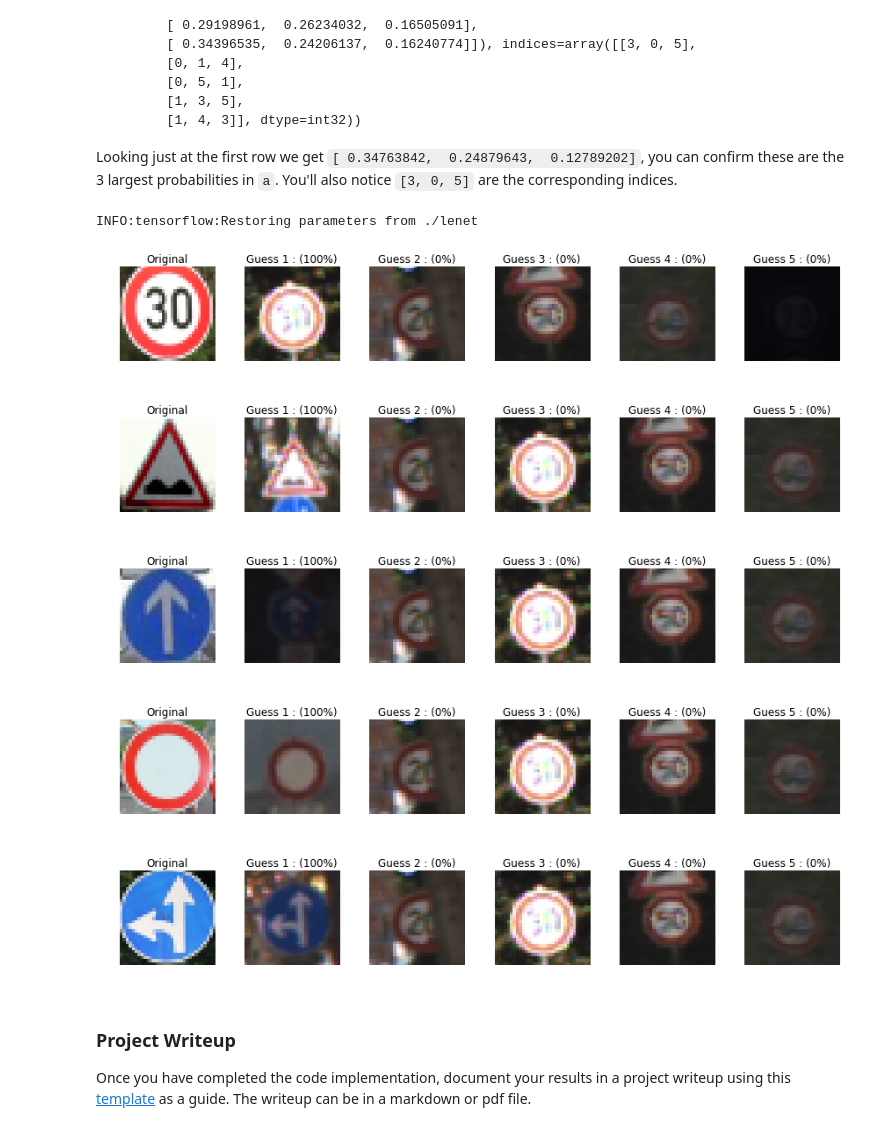
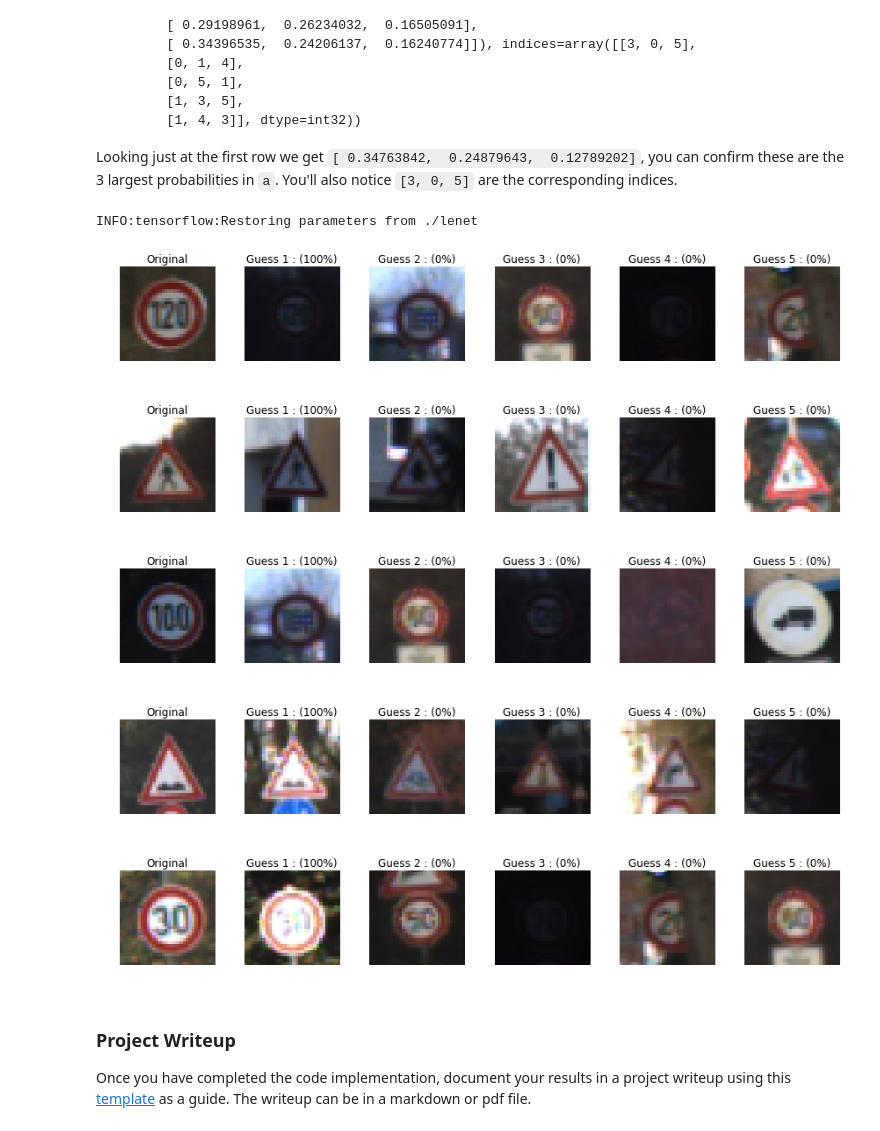
Before and after one commit to zackZhu1/CarND-Traffic-Sign-Classifier-Project, a Jupyter notebook: Traffic_Sign_Classifier.ipynb, the cells around one changed output. Saved outputs shown, nothing was run; the diff lists cells and outputs as text; code cells hidden in the pictures.

```diff
--- a/Traffic_Sign_Classifier.ipynb
+++ b/Traffic_Sign_Classifier.ipynb
@@ -367,7 +367,7 @@ import matplotlib.pyplot as plt
 
 test_images = sorted(glob.glob('./test_images/*.png'))
 # find the corresponding labels from the mapping file signnames.csv
-test_labels = np.array([1, 22, 35, 15, 37])
+test_labels = np.array([8, 27, 7, 22, 1])
 
 def plot_figures(figures, nrows = 1, ncols=1, labels=None):
     fig, axs = plt.subplots(ncols=ncols, nrows=nrows, figsize=(12, 14))
@@ -389,9 +389,10 @@ test_signs = []
 index = 0
 for test_image in test_images:
     img = cv2.cvtColor(cv2.imread(test_image), cv2.COLOR_BGR2RGB)
+    img = cv2.resize(img,(32,32))
     test_signs.append(img)
     figures[index] = img
     labels[index] = test_labels[index]
     index += 1
-plot_figures(figures, 3, 2, labels)
+plot_figures(figures, 1, 5, labels)
 # %% [output]
@@ -403,18 +404,9 @@ plot_figures(figures, 3, 2, labels)
 ### Make sure to pre-process the images with the same pre-processing pipeline used earlier.
 ### Feel free to use as many code cells as needed.
 
-# convert list to array as X_train
-my_signs = np.array(test_signs)
+test_signs = np.asarray(test_signs)
 
-my_signs_gray = np.zeros(np.shape(my_signs)[0:3])
-for j in range(0, 5):
-    my_signs_gray[j] = np.mean(my_signs[j].squeeze(), axis=2)
-gray_shape = np.concatenate([np.shape(my_signs)[0:3],[1]],axis=0)
-my_signs_gray = np.reshape(my_signs_gray, gray_shape)
-
-# plot grayscale imgs
-figures = {}
-
-for i in range(5):
-    figures[i] = my_signs_gray[i].squeeze() # TODO: squeeze() ?
-plot_figures(figures, 3, 2, labels)
+# pre-process images as training images
+grayscale_images = 0.299 * test_signs[:, :, :, 0] + 0.587 * test_signs[:, :, :, 1] + 0.114 * test_signs[:, :, :, 2]
+grayscale_normalized_images = ((grayscale_images - 128.) / 128.0).astype(np.float32)
+grayscale_normalized_images = grayscale_normalized_images.reshape(grayscale_normalized_images.shape + (1,))
@@ -436,12 +426,11 @@ array([ 1, 22, 35, 15, 37])
 # %%
 ### Calculate the accuracy for these 5 new images.
 ### For example, if the model predicted 1 out of 5 signs correctly, it's 20% accurate on these new images.
-
 with tf.Session() as sess:
     sess.run(tf.global_variables_initializer())
     saver = tf.train.import_meta_graph('./lenet.meta')
     saver.restore(sess, "./lenet")
-    accuracy = evaluate(my_signs_gray, test_labels)
+    accuracy = evaluate(grayscale_normalized_images, test_labels)
     print('Test Data Set Accuracy = {:.3f}'.format(accuracy))
 # %% [output]
 INFO:tensorflow:Restoring parameters from ./lenet
@@ -489,36 +478,36 @@ Looking just at the first row we get `[ 0.34763842,  0.24879643,  0.12789202]`,
 # %%
 ### Print out the top five softmax probabilities for the predictions on the German traffic sign images found on the web.
 ### Feel free to use as many code cells as needed.
 
 k_size = 5
 softmax_logits = tf.nn.softmax(logits)
 top_k = tf.nn.top_k(softmax_logits, k=k_size)
 
 with tf.Session() as sess:
     sess.run(tf.global_variables_initializer())
     saver.restore(sess, "./lenet")
-    my_softmax_logits = sess.run(softmax_logits, feed_dict={x: my_signs_gray, keep_prob: 1.0})
-    my_top_k = sess.run(top_k, feed_dict={x: my_signs_gray, keep_prob: 1.0})
+    my_softmax_logits = sess.run(softmax_logits, feed_dict={x: grayscale_normalized_images, keep_prob: 1.0})
+    my_top_k = sess.run(top_k, feed_dict={x: grayscale_normalized_images, keep_prob: 1.0})
 
     for i in range(5):
         figures = {}
         labels = {}
 
-        figures[0] = my_signs[i]
+        figures[0] = test_signs[i]
         labels[0] = "Original"
 
         for j in range(k_size):
             labels[j+1] = 'Guess {} : ({:.0f}%)'.format(j+1, 100*my_top_k[0][i][j])
             figures[j+1] = X_valid[np.argwhere(y_valid == my_top_k[1][i][j])[0]].squeeze()
 
         plot_figures(figures, 1, 6, labels)
 # %% [output]
 INFO:tensorflow:Restoring parameters from ./lenet
-[figure, old version]
+[figure, new version]
-[figure, old version]
+[figure, new version]
-[figure, old version]
+[figure, new version]
-[figure, old version]
+[figure, new version]
-[figure, old version]
+[figure, new version]
 # %% [markdown]
 ### Project Writeup
 
```
Also changed, not shown: parts of 3 cells of this notebook, 16 other files.
